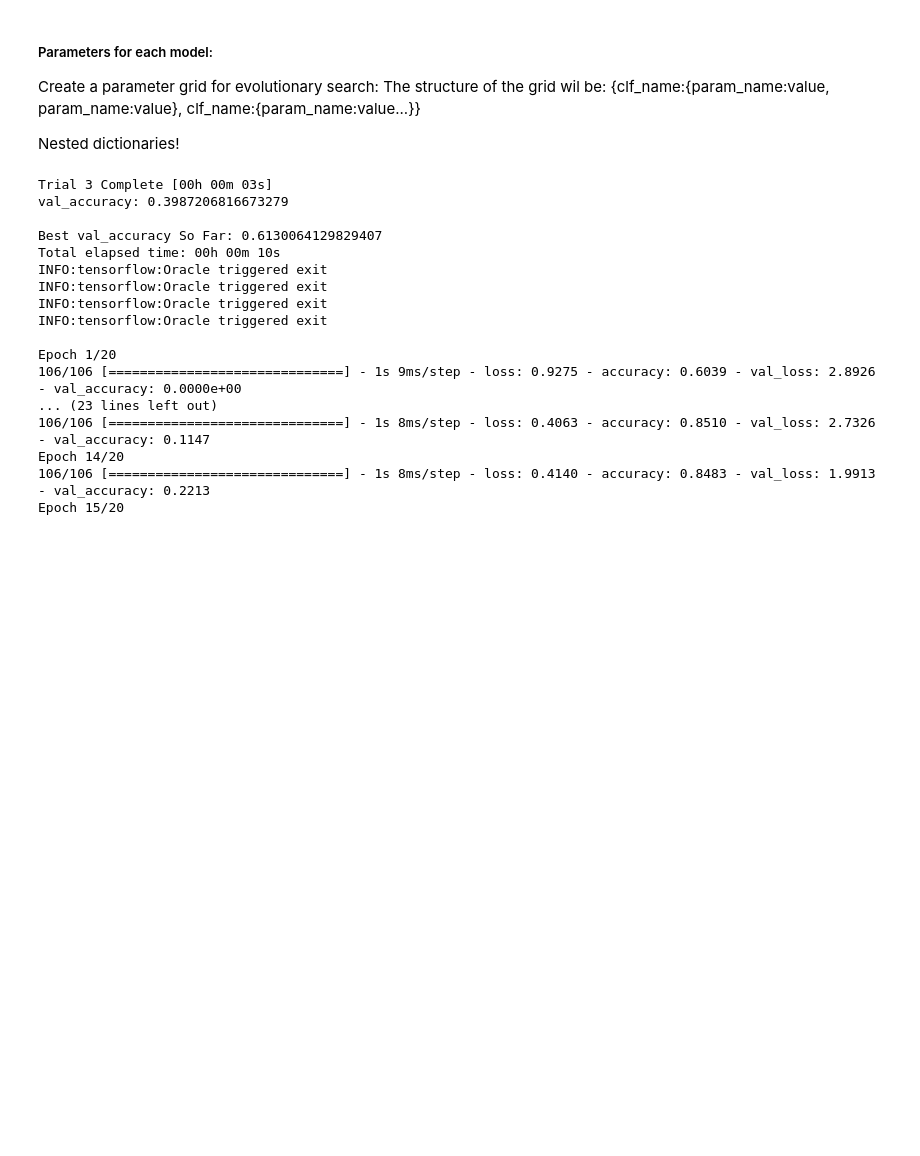
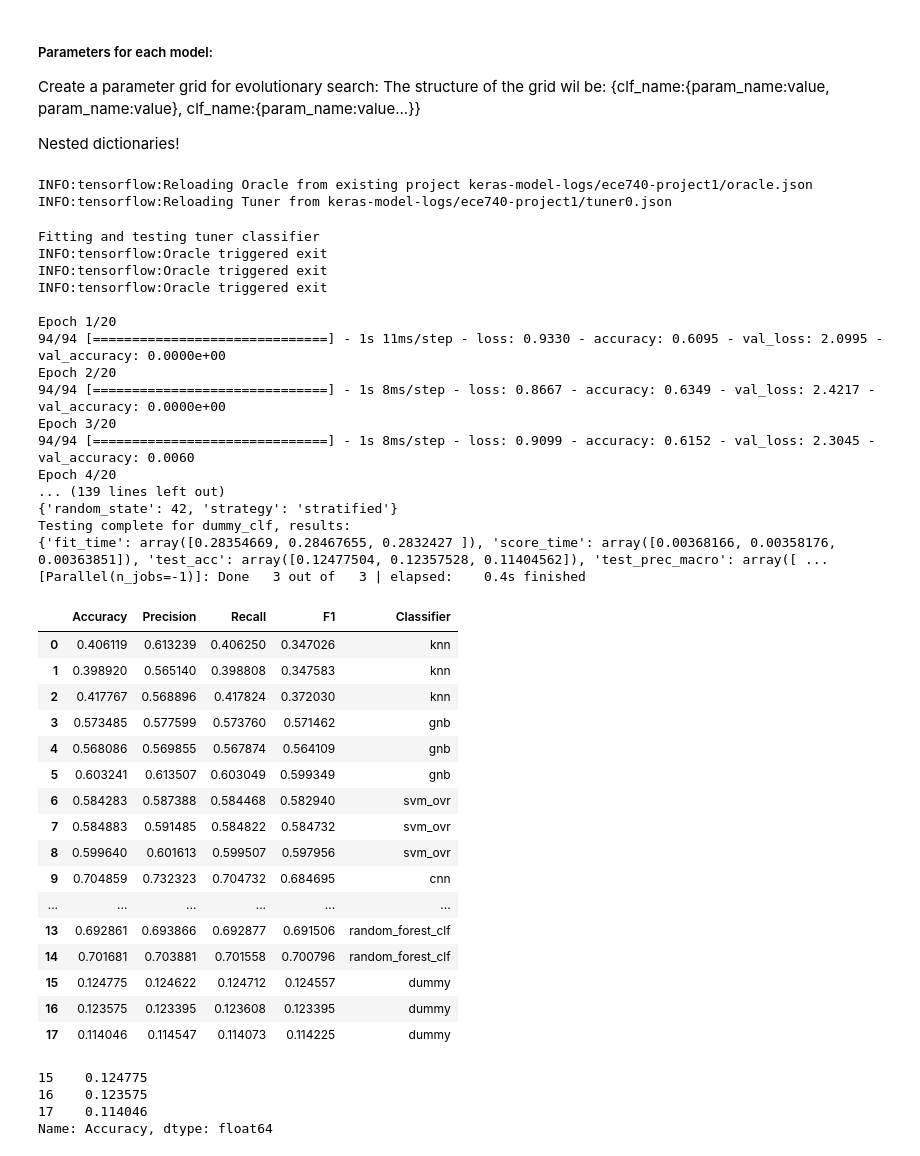
Before and after one commit to sharyar/CLFModelComparison, a Jupyter notebook: 03_ML_Notebooks/nested_cv_comparision.ipynb, the cells around one changed output. Cells and saved outputs as stored; diff of their text form; code cells hidden in the pictures; blank space fills up the shorter version.

```diff
--- a/03_ML_Notebooks/nested_cv_comparision.ipynb
+++ b/03_ML_Notebooks/nested_cv_comparision.ipynb
@@ -244,11 +238,11 @@ random.seed(42)
 k_neighbors_clf = KNeighborsClassifier()
 gaussianb_clf = GaussianNB()
 
-svm_clf_ovo = svm.SVC()
 svm_clf_ovr = svm.SVC()
 
+from sklearn.ensemble import RandomForestClassifier
 
-hist_grad_boost_clf = HistGradientBoostingClassifier()
+random_forest_clf = RandomForestClassifier()
 
 # Used for a baseline.
 dummy_clf = DummyClassifier()
@@ -261,14 +255,14 @@ tuner = kt.Hyperband(create_model,
                                     project_name = 'ece740-project1'
                                     )
 
+# Dictionary of all classifiers
 clfs = {
+    'tuner':tuner,
     'k_neighbors_clf' : k_neighbors_clf,
     'gaussianb_clf' : gaussianb_clf,
     'svm_clf_ovr' : svm_clf_ovr,
-    'svm_clf_ovo' : svm_clf_ovo,
-    'hist_grad_boost_clf' : hist_grad_boost_clf,
-    'dummy_clf': dummy_clf,
-    'tuner':tuner
+    'random_forest_clf' : random_forest_clf,
+    'dummy_clf': dummy_clf
 }
 
 scoring = {
@@ -289,6 +283,9 @@ def custom_scorer(y_true, y_pred, score_dict):
     score_dict['test_prec_macro'].append(precision_score(y_true, y_pred, average='macro'))
     score_dict['test_rec_macro'].append(recall_score(y_true, y_pred, average='macro'))
     score_dict['test_f1_macro'].append(f1_score(y_true, y_pred, average='macro'))
+# %% [output]
+INFO:tensorflow:Reloading Oracle from existing project keras-model-logs/ece740-project1/oracle.json
+INFO:tensorflow:Reloading Tuner from keras-model-logs/ece740-project1/tuner0.json
 # %%
 # Dictionary will contain scores for each of the
 RANDOM_SEED = 42
@@ -300,8 +297,8 @@ non_nested_scores = {}
 
 for key, value in clfs.items():
     print(f'Fitting and testing {key} classifier')
-    outer_cv = StratifiedKFold(n_splits=4, shuffle=True, random_state=RANDOM_SEED)
-    inner_cv = StratifiedKFold(n_splits=4, shuffle=True, random_state=RANDOM_SEED)
+    outer_cv = StratifiedKFold(n_splits=3, shuffle=True, random_state=RANDOM_SEED)
+    inner_cv = StratifiedKFold(n_splits=3, shuffle=True, random_state=RANDOM_SEED)
 
     # Formats the label (y) as either integer encoding or one-hot encoding for non-cnn clfs
     # and cnn-clfs accordingly.
@@ -337,7 +334,6 @@ for key, value in clfs.items():
             predictions = one_hot_encoder.inverse_transform(predictions)
             test_target_oh = one_hot_encoder.inverse_transform(test_target)
 
-            # nested_scores[key].append(f1_score(test_target_oh, predictions, average='macro'))
             # Do testing & append scores
             custom_scorer(test_target_oh, predictions, nested_scores[key])
 
@@ -351,7 +347,7 @@ for key, value in clfs.items():
                         scoring='f1_macro',
                         cv=inner_cv,
                         n_jobs=n_jobs_param,
-                        verbose=1,
+                        verbose=2,
                         refit=True)
 
         clf.fit(X_scaled, y_current)
@@ -363,25 +359,28 @@ for key, value in clfs.items():
             y=y_current,
             scoring=scoring,
             cv=outer_cv,
-            n_jobs=-1,
+            n_jobs=n_jobs_param,
             verbose=2,
         )
+
+        print(f'Testing complete for {key}, results:')
+        print(nested_scores[key])
 # %% [output]
-Trial 3 Complete [00h 00m 03s]
-val_accuracy: 0.3987206816673279
-
-Best val_accuracy So Far: 0.6130064129829407
-Total elapsed time: 00h 00m 10s
-INFO:tensorflow:Oracle triggered exit
+Fitting and testing tuner classifier
 INFO:tensorflow:Oracle triggered exit
 INFO:tensorflow:Oracle triggered exit
 INFO:tensorflow:Oracle triggered exit
 
 Epoch 1/20
-106/106 [==============================] - 1s 9ms/step - loss: 0.9275 - accuracy: 0.6039 - val_loss: 2.8926 - val_accuracy: 0.0000e+00
-... (23 lines left out)
-106/106 [==============================] - 1s 8ms/step - loss: 0.4063 - accuracy: 0.8510 - val_loss: 2.7326 - val_accuracy: 0.1147
-Epoch 14/20
-106/106 [==============================] - 1s 8ms/step - loss: 0.4140 - accuracy: 0.8483 - val_loss: 1.9913 - val_accuracy: 0.2213
-Epoch 15/20
+94/94 [==============================] - 1s 11ms/step - loss: 0.9330 - accuracy: 0.6095 - val_loss: 2.0995 - val_accuracy: 0.0000e+00
+Epoch 2/20
+94/94 [==============================] - 1s 8ms/step - loss: 0.8667 - accuracy: 0.6349 - val_loss: 2.4217 - val_accuracy: 0.0000e+00
+Epoch 3/20
+94/94 [==============================] - 1s 8ms/step - loss: 0.9099 - accuracy: 0.6152 - val_loss: 2.3045 - val_accuracy: 0.0060
+Epoch 4/20
+... (139 lines left out)
+{'random_state': 42, 'strategy': 'stratified'}
+Testing complete for dummy_clf, results:
+{'fit_time': array([0.28354669, 0.28467655, 0.2832427 ]), 'score_time': array([0.00368166, 0.00358176, 0.00363851]), 'test_acc': array([0.12477504, 0.12357528, 0.11404562]), 'test_prec_macro': array([ ...
+[Parallel(n_jobs=-1)]: Done   3 out of   3 | elapsed:    0.4s finished
 # %%
@@ -394,0 +411,20 @@ df_scores.to_csv('nest_scores.csv')
+# %%
+df_scores
+# %% [output]
+|  | Accuracy | Precision | Recall | F1 | Classifier |
+| 0 | 0.406119 | 0.613239 | 0.406250 | 0.347026 | knn |
+| 1 | 0.398920 | 0.565140 | 0.398808 | 0.347583 | knn |
+| 2 | 0.417767 | 0.568896 | 0.417824 | 0.372030 | knn |
+| 3 | 0.573485 | 0.577599 | 0.573760 | 0.571462 | gnb |
+| 4 | 0.568086 | 0.569855 | 0.567874 | 0.564109 | gnb |
+| 5 | 0.603241 | 0.613507 | 0.603049 | 0.599349 | gnb |
+| 6 | 0.584283 | 0.587388 | 0.584468 | 0.582940 | svm_ovr |
+| 7 | 0.584883 | 0.591485 | 0.584822 | 0.584732 | svm_ovr |
+| 8 | 0.599640 | 0.601613 | 0.599507 | 0.597956 | svm_ovr |
+| 9 | 0.704859 | 0.732323 | 0.704732 | 0.684695 | cnn |
+| ... | ... | ... | ... | ... | ... |
+| 13 | 0.692861 | 0.693866 | 0.692877 | 0.691506 | random_forest_clf |
+| 14 | 0.701681 | 0.703881 | 0.701558 | 0.700796 | random_forest_clf |
+| 15 | 0.124775 | 0.124622 | 0.124712 | 0.124557 | dummy |
+| 16 | 0.123575 | 0.123395 | 0.123608 | 0.123395 | dummy |
+| 17 | 0.114046 | 0.114547 | 0.114073 | 0.114225 | dummy |
@@ -394,0 +435,7 @@ df_scores.to_csv('nest_scores.csv')
+# %%
+df_scores_grouped.get_group('dummy')['Accuracy']
+# %% [output]
+15    0.124775
+16    0.123575
+17    0.114046
+Name: Accuracy, dtype: float64
```
Also changed, not shown: parts of 13 cells of this notebook, 17 other files.
